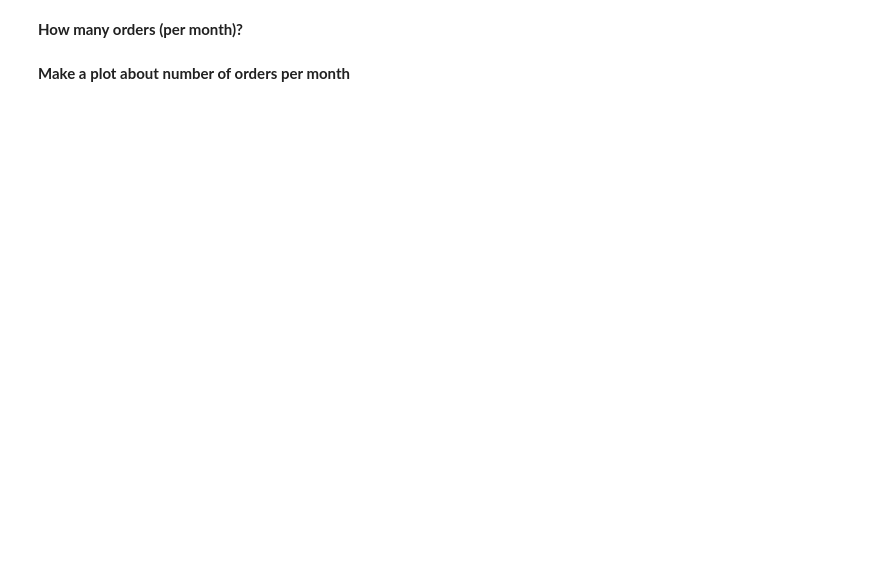
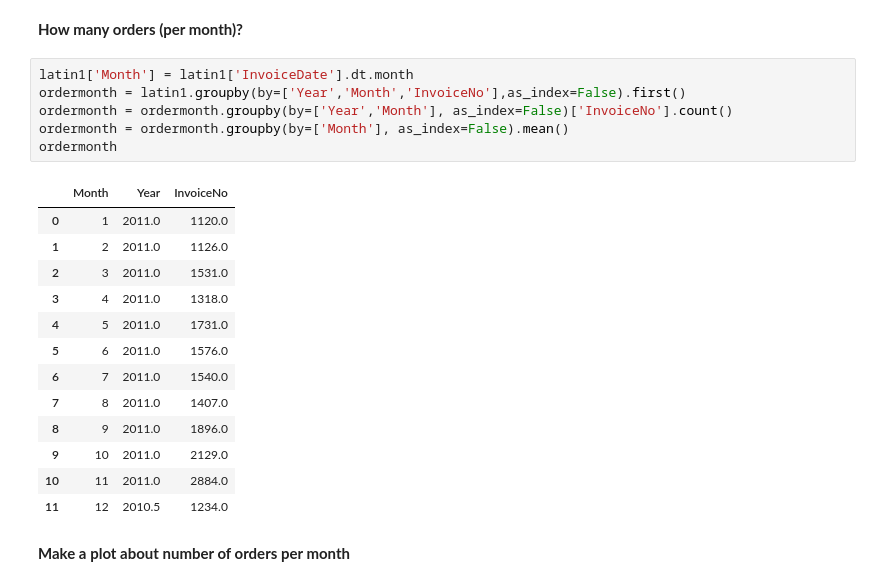
Before and after one commit to truongvihuy/Week3Assignment, a Jupyter notebook: Trương Vĩ Huy - Assignment Week 3 - Data Science.ipynb, the cells around one changed output. Saved outputs shown, nothing was run; the diff lists cells and outputs as text; blank space fills up the shorter version.

```diff
--- a/Trương Vĩ Huy - Assignment Week 3 - Data Science.ipynb
+++ b/Trương Vĩ Huy - Assignment Week 3 - Data Science.ipynb
@@ -266,4 +289,24 @@ latin1.groupby('Year').sum().sort_values('UnitPrice', ascending=False).head(1)
 # %% [markdown]
 **How many orders (per month)?**
+# %%
+latin1['Month'] = latin1['InvoiceDate'].dt.month
+ordermonth = latin1.groupby(by=['Year','Month','InvoiceNo'],as_index=False).first()
+ordermonth = ordermonth.groupby(by=['Year','Month'], as_index=False)['InvoiceNo'].count()
+ordermonth = ordermonth.groupby(by=['Month'], as_index=False).mean()
+ordermonth
+# %% [output]
+|  | Month | Year | InvoiceNo |
+| 0 | 1 | 2011.0 | 1120.0 |
+| 1 | 2 | 2011.0 | 1126.0 |
+| 2 | 3 | 2011.0 | 1531.0 |
+| 3 | 4 | 2011.0 | 1318.0 |
+| 4 | 5 | 2011.0 | 1731.0 |
+| 5 | 6 | 2011.0 | 1576.0 |
+| 6 | 7 | 2011.0 | 1540.0 |
+| 7 | 8 | 2011.0 | 1407.0 |
+| 8 | 9 | 2011.0 | 1896.0 |
+| 9 | 10 | 2011.0 | 2129.0 |
+| 10 | 11 | 2011.0 | 2884.0 |
+| 11 | 12 | 2010.5 | 1234.0 |
 # %% [markdown]
 **Make a plot about number of orders per month**
```
Also changed, not shown: parts of 6 cells of this notebook.
